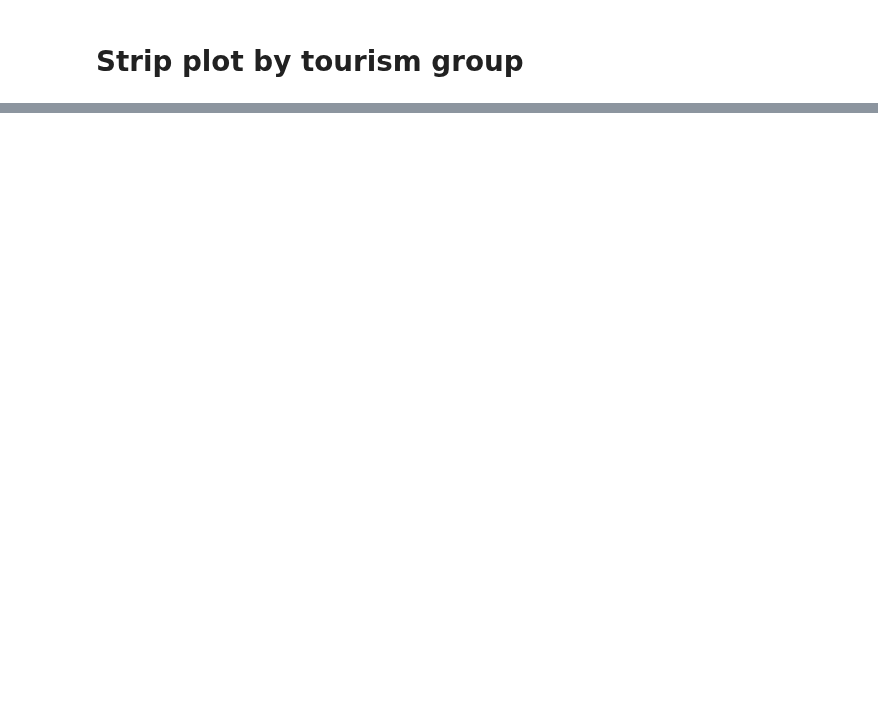
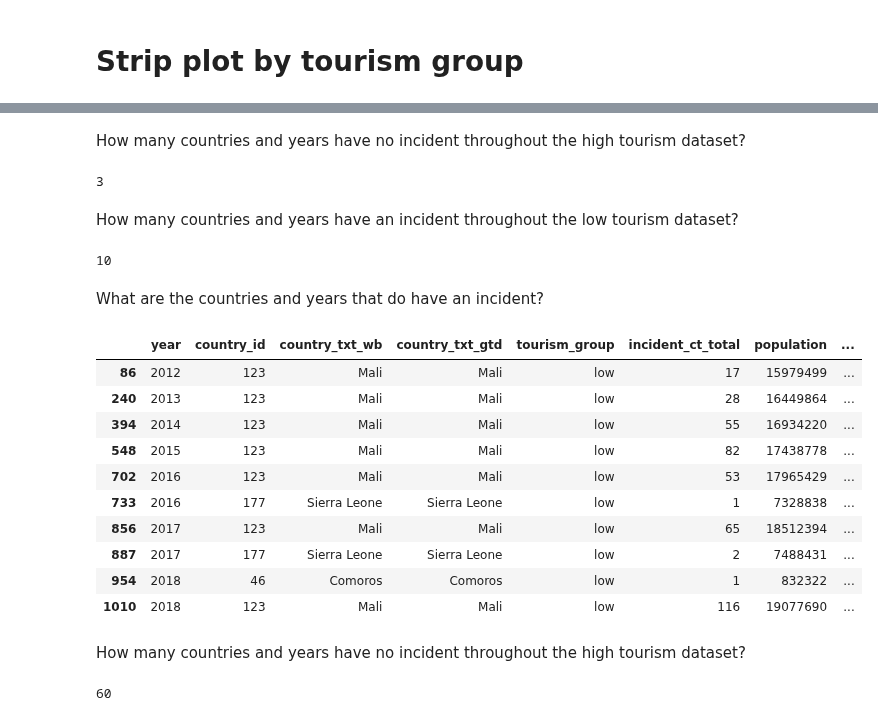
Before and after one commit to brooke-l-hawkins/milestone-i-project, a Jupyter notebook: code/visualize-distribution-incident-per-capita.ipynb, the cells around one changed output, grey strips where cells are left out. Drawn from its saved outputs; the diff is of its cells as text; code cells hidden in the pictures; blank space fills up the shorter version.

```diff
--- a/code/visualize-distribution-incident-per-capita.ipynb
+++ b/code/visualize-distribution-incident-per-capita.ipynb
@@ -120,0 +131,34 @@ TODO
+# %% [markdown]
+How many countries and years have no incident throughout the high tourism dataset?
+# %%
+sum(high_df['incident_ct_total']==0)
+# %% [output]
+3
+# %% [markdown]
+How many countries and years have an incident throughout the low tourism dataset?
+# %%
+sum(low_df['incident_ct_total']>0)
+# %% [output]
+10
+# %% [markdown]
+What are the countries and years that do have an incident?
+# %%
+low_df[low_df['incident_ct_total']>0]
+# %% [output]
+|  | year | country_id | country_txt_wb | country_txt_gtd | tourism_group | incident_ct_total | population | ... |
+| 86 | 2012 | 123 | Mali | Mali | low | 17 | 15979499 | ... |
+| 240 | 2013 | 123 | Mali | Mali | low | 28 | 16449864 | ... |
+| 394 | 2014 | 123 | Mali | Mali | low | 55 | 16934220 | ... |
+| 548 | 2015 | 123 | Mali | Mali | low | 82 | 17438778 | ... |
+| 702 | 2016 | 123 | Mali | Mali | low | 53 | 17965429 | ... |
+| 733 | 2016 | 177 | Sierra Leone | Sierra Leone | low | 1 | 7328838 | ... |
+| 856 | 2017 | 123 | Mali | Mali | low | 65 | 18512394 | ... |
+| 887 | 2017 | 177 | Sierra Leone | Sierra Leone | low | 2 | 7488431 | ... |
+| 954 | 2018 | 46 | Comoros | Comoros | low | 1 | 832322 | ... |
+| 1010 | 2018 | 123 | Mali | Mali | low | 116 | 19077690 | ... |
+# %% [markdown]
+How many countries and years have no incident throughout the high tourism dataset?
+# %%
+sum(low_df['incident_ct_total']==0)
+# %% [output]
+60
```
Also changed, not shown: parts of 19 cells of this notebook.
